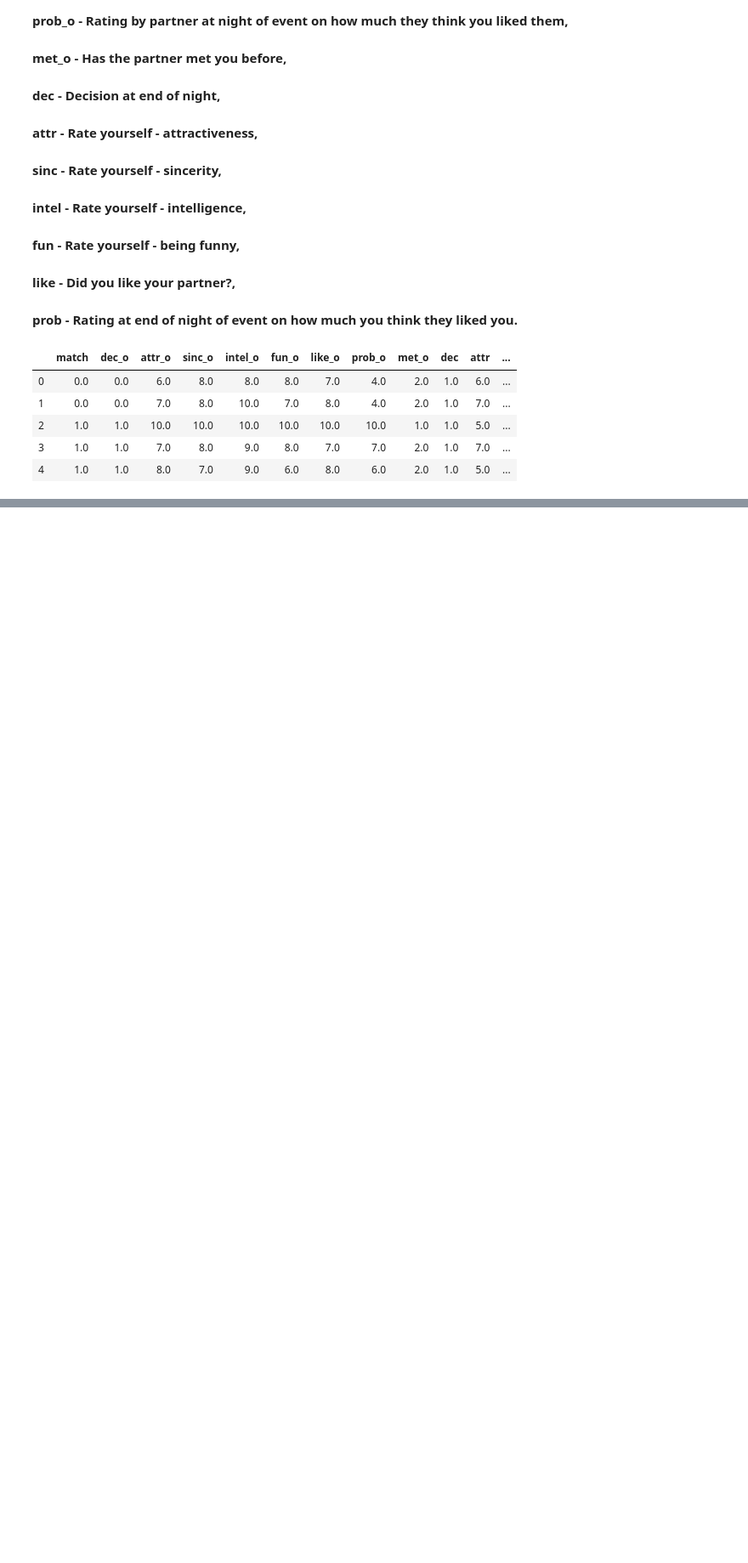
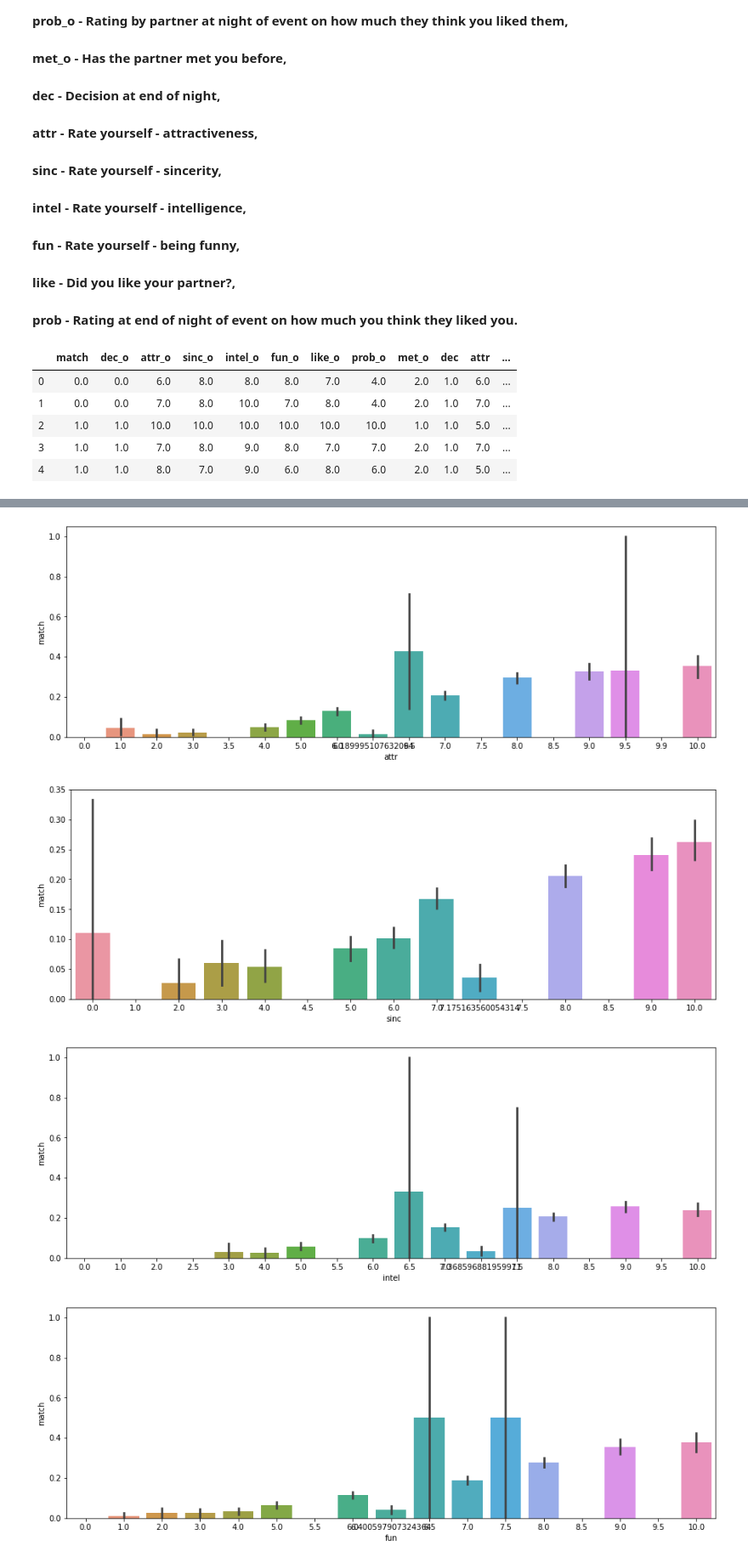
Before and after one commit to mattalec/Project-Speed-Dating, a Jupyter notebook: Speed_dating_project_AM.ipynb, the cells around one changed output, grey strips where cells are left out. Shown at 85% size. Cells and saved outputs as stored; diff of their text form; code cells hidden in the pictures; blank space fills up the shorter version.

```diff
--- a/Speed_dating_project_AM.ipynb
+++ b/Speed_dating_project_AM.ipynb
@@ -232,0 +291,10 @@ dataset.head()
+# %%
+for i in ds.drop(labels = ['dec', 'match'], axis = 1).columns:
+    plt.figure(figsize = (15,5))
+    sns.barplot(x = ds[i], y = ds.match)
+    plt.show()
+# %% [output]
+[figure, added]
+[figure, added]
+[figure, added]
+[figure, added]
```
Also changed, not shown: parts of 30 cells of this notebook, 1 other file.
